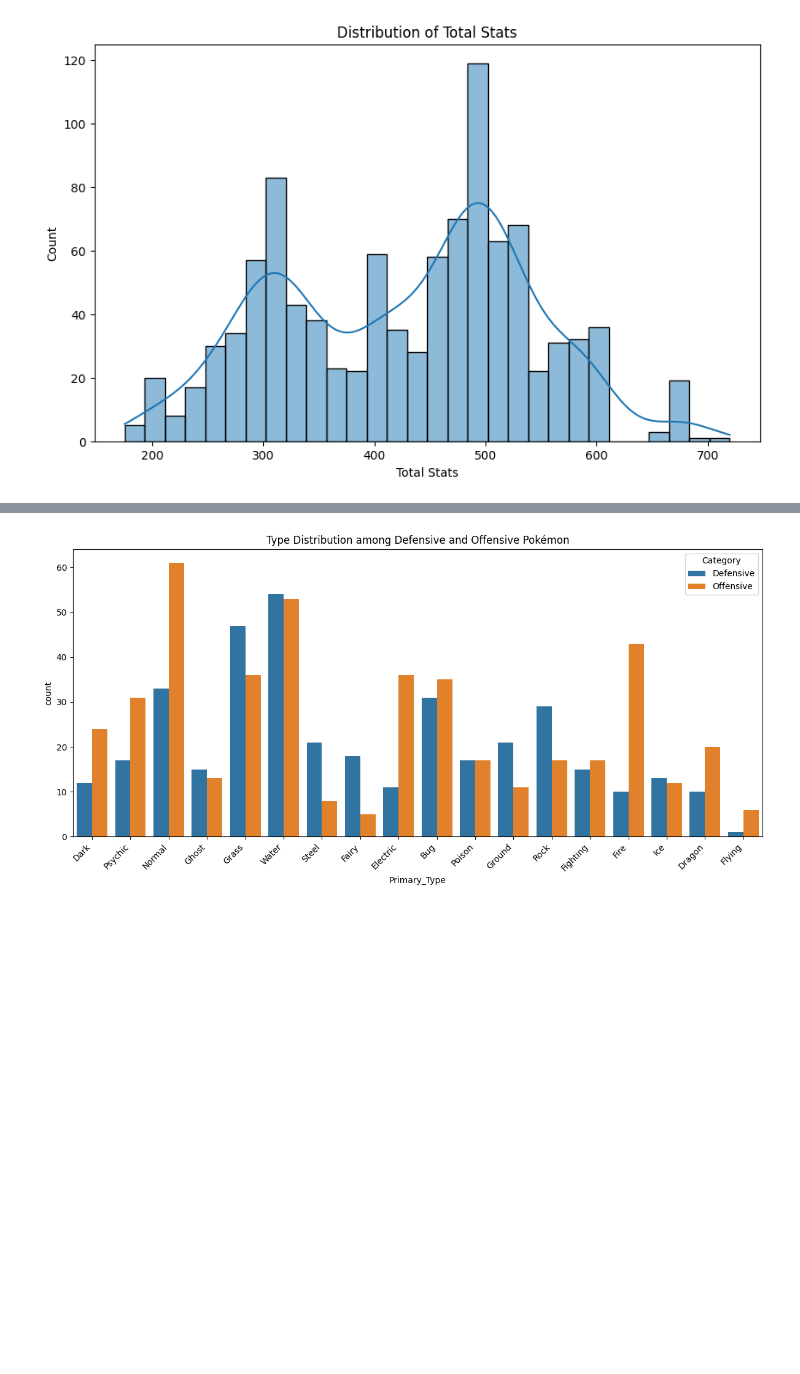
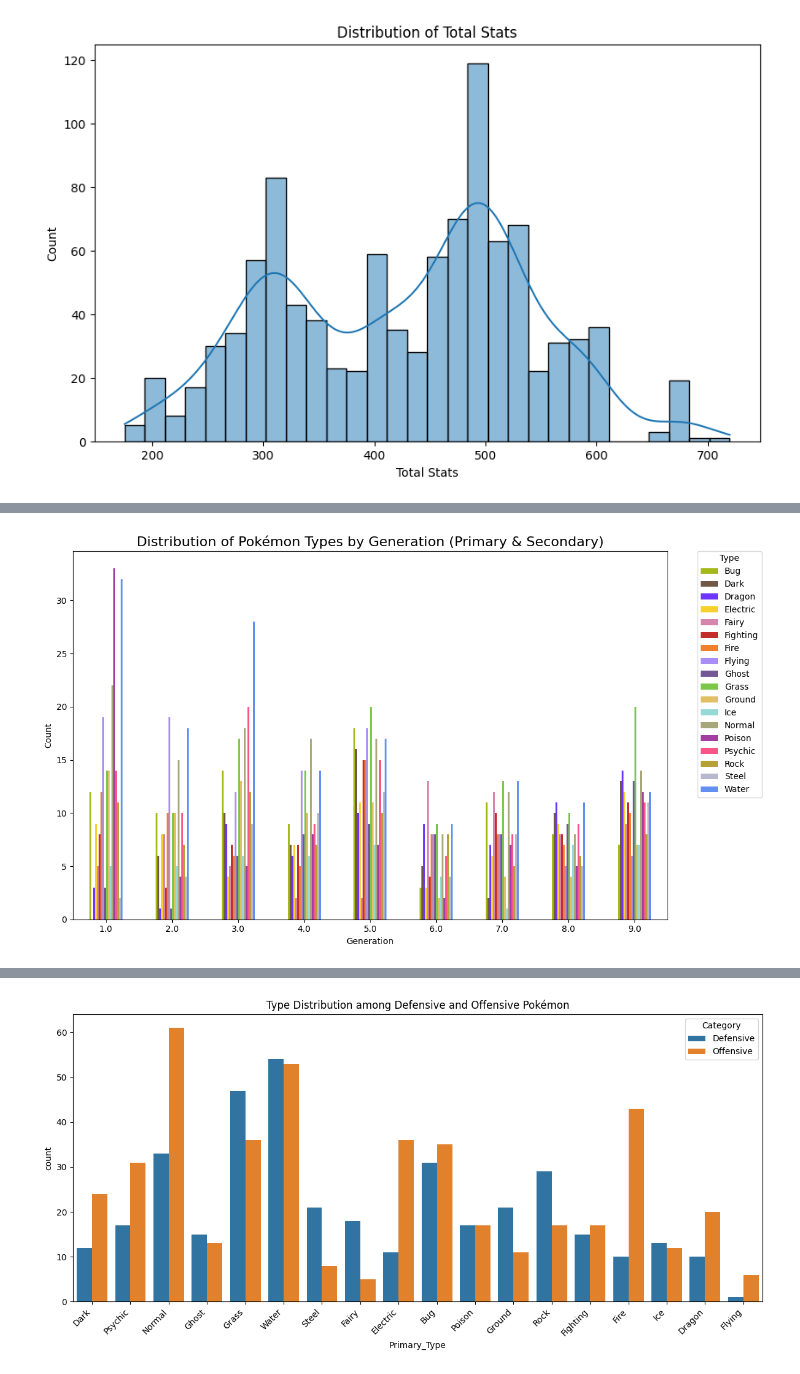
Before and after one commit to marvin-chen/cos-independent-work, a Jupyter notebook: eda.ipynb, the cells around one changed output, grey strips where cells are left out. Cells and saved outputs as stored; diff of their text form; code cells hidden in the pictures; blank space fills up the shorter version.

```diff
--- a/eda.ipynb
+++ b/eda.ipynb
@@ -187,0 +230,21 @@ plt.show()
+# %%
+# Plotting as grouped bar chart (unstacked)
+generation_type_counts.plot(kind='bar',
+                            color=[type_colors.get(type_, '#000000') for type_ in generation_type_counts.columns],
+                            figsize=(12, 7))
+
+# Customize the plot
+plt.title('Distribution of Pokémon Types by Generation (Primary & Secondary)', fontsize=16)
+plt.xlabel('Generation')
+plt.ylabel('Count')
+plt.xticks(rotation=0)
+
+# Move the legend outside of the plot
+plt.legend(title='Type', bbox_to_anchor=(1.05, 1), loc='upper left', borderaxespad=0.)
+
+plt.tight_layout()
+
+# Show the plot
+plt.show()
+# %% [output]
+[figure, added]
```
Also changed, not shown: parts of 6 cells of this notebook, 2 other files.
